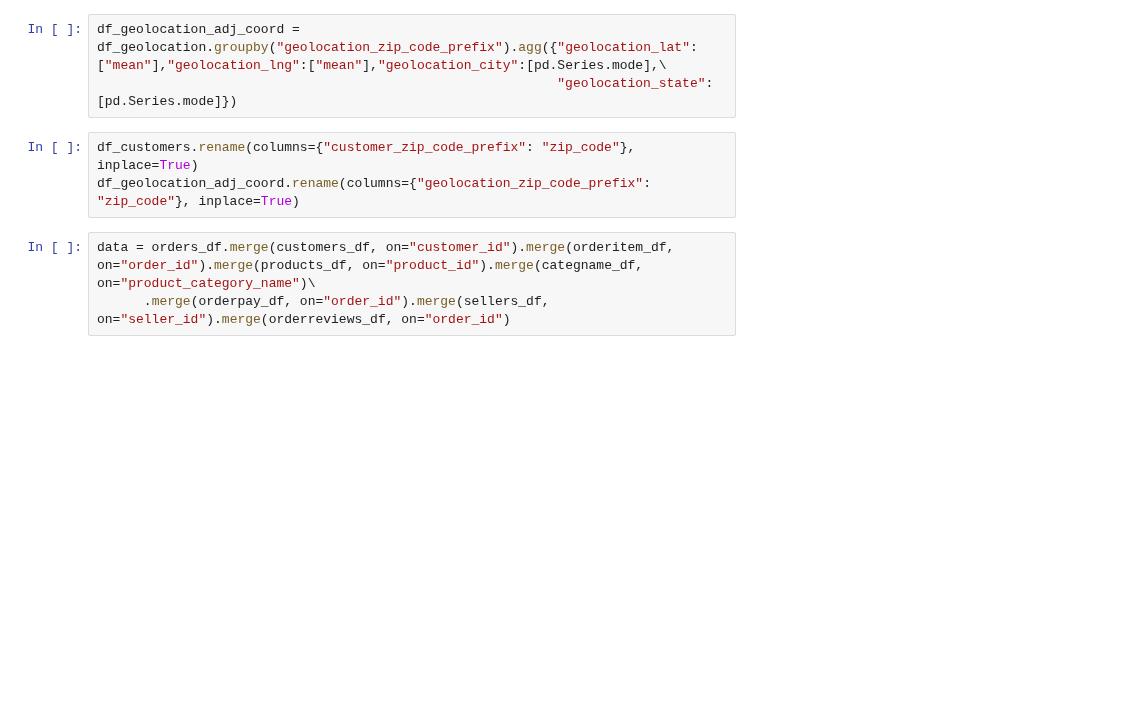
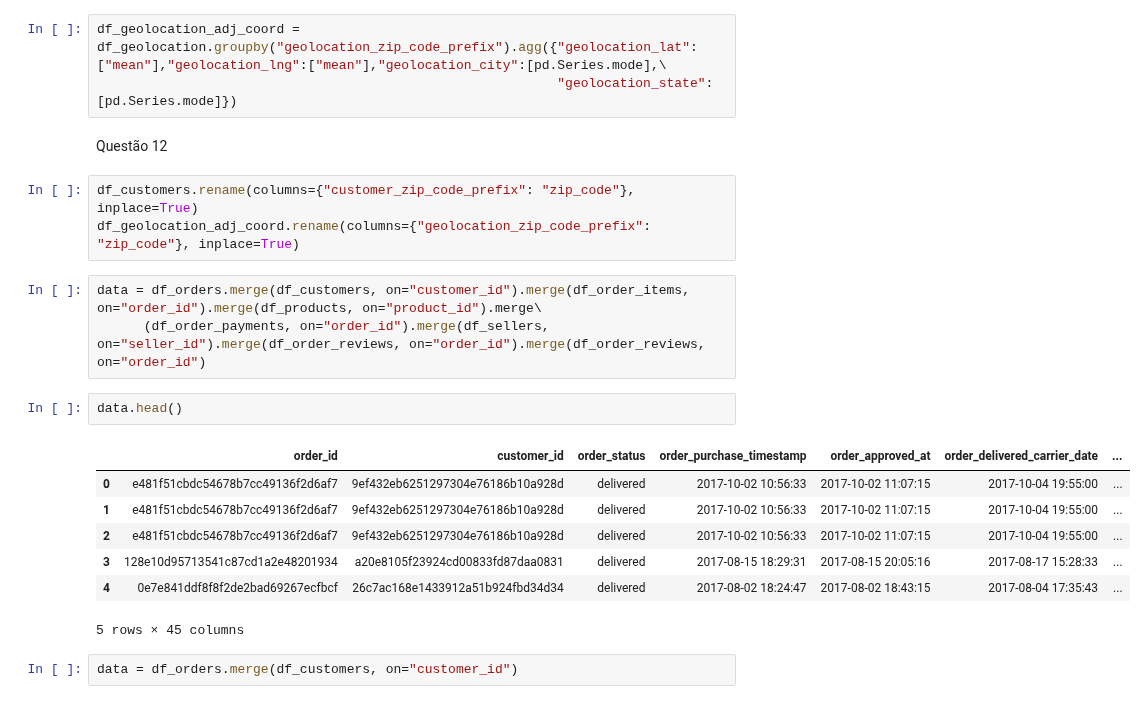
Before and after one commit to skillox1/PADSW06MDCD, a Jupyter notebook: Olist.ipynb, the cells around one changed output. Drawn from its saved outputs; the diff is of its cells as text; blank space fills up the shorter version.

```diff
--- a/Olist.ipynb
+++ b/Olist.ipynb
@@ -98,9 +98,23 @@ df_geolocation.groupby("geolocation_zip_code_prefix").agg({"geolocation_lat":["m
 # %%
 df_geolocation_adj_coord = df_geolocation.groupby("geolocation_zip_code_prefix").agg({"geolocation_lat":["mean"],"geolocation_lng":["mean"],"geolocation_city":[pd.Series.mode],\
                                                            "geolocation_state":[pd.Series.mode]})
+# %% [markdown]
+Questão 12
 # %%
 df_customers.rename(columns={"customer_zip_code_prefix": "zip_code"}, inplace=True)
 df_geolocation_adj_coord.rename(columns={"geolocation_zip_code_prefix": "zip_code"}, inplace=True)
 # %%
-data = orders_df.merge(customers_df, on="customer_id").merge(orderitem_df, on="order_id").merge(products_df, on="product_id").merge(categname_df, on="product_category_name")\
-      .merge(orderpay_df, on="order_id").merge(sellers_df, on="seller_id").merge(orderreviews_df, on="order_id")
+data = df_orders.merge(df_customers, on="customer_id").merge(df_order_items, on="order_id").merge(df_products, on="product_id").merge\
+      (df_order_payments, on="order_id").merge(df_sellers, on="seller_id").merge(df_order_reviews, on="order_id").merge(df_order_reviews, on="order_id")
+# %%
+data.head()
+# %% [output]
+|  | order_id | customer_id | order_status | order_purchase_timestamp | order_approved_at | order_delivered_carrier_date | ... |
+| 0 | e481f51cbdc54678b7cc49136f2d6af7 | 9ef432eb6251297304e76186b10a928d | delivered | 2017-10-02 10:56:33 | 2017-10-02 11:07:15 | 2017-10-04 19:55:00 | ... |
+| 1 | e481f51cbdc54678b7cc49136f2d6af7 | 9ef432eb6251297304e76186b10a928d | delivered | 2017-10-02 10:56:33 | 2017-10-02 11:07:15 | 2017-10-04 19:55:00 | ... |
+| 2 | e481f51cbdc54678b7cc49136f2d6af7 | 9ef432eb6251297304e76186b10a928d | delivered | 2017-10-02 10:56:33 | 2017-10-02 11:07:15 | 2017-10-04 19:55:00 | ... |
+| 3 | 128e10d95713541c87cd1a2e48201934 | a20e8105f23924cd00833fd87daa0831 | delivered | 2017-08-15 18:29:31 | 2017-08-15 20:05:16 | 2017-08-17 15:28:33 | ... |
+| 4 | 0e7e841ddf8f8f2de2bad69267ecfbcf | 26c7ac168e1433912a51b924fbd34d34 | delivered | 2017-08-02 18:24:47 | 2017-08-02 18:43:15 | 2017-08-04 17:35:43 | ... |
+5 rows × 45 columns
+# %%
+data = df_orders.merge(df_customers, on="customer_id")
```
Also changed, not shown: parts of 1 cell of this notebook.
